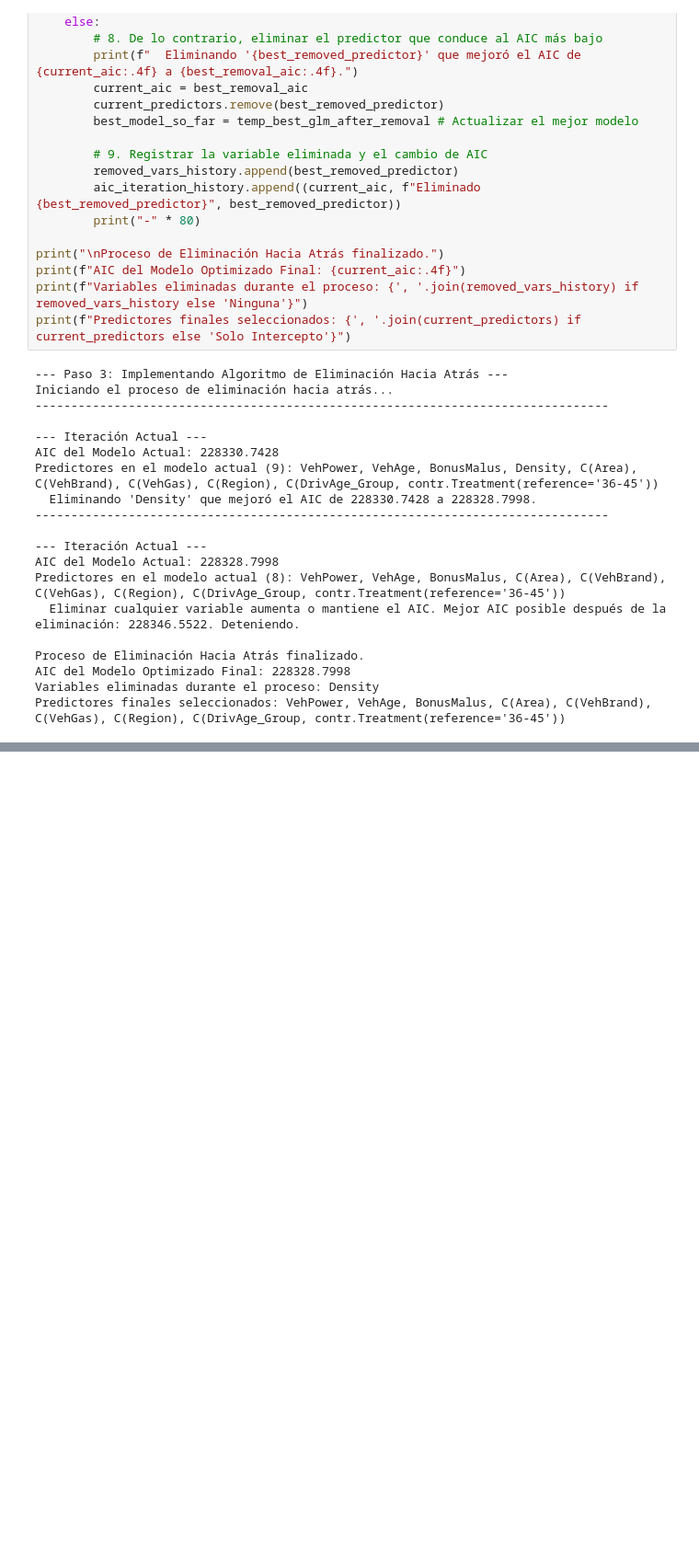
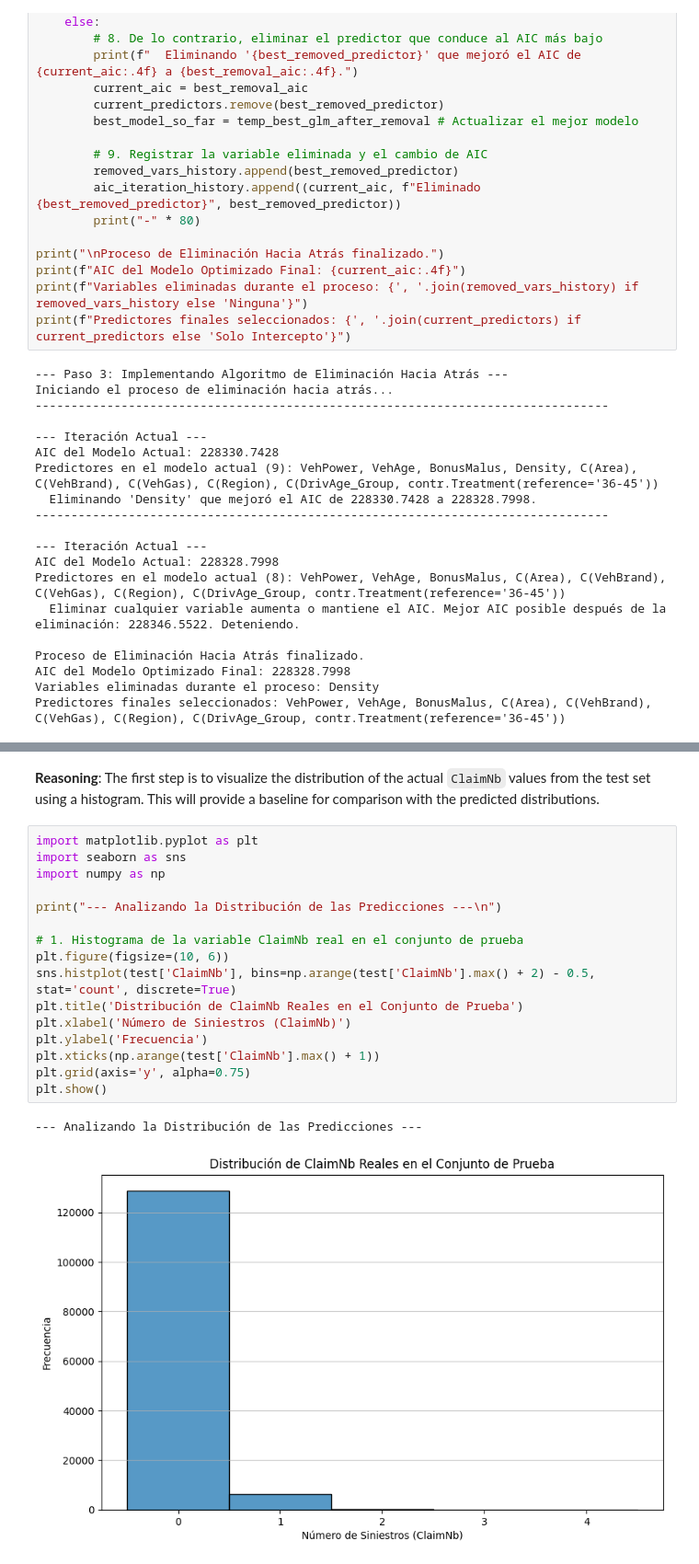
Before and after one commit to SebaChamorro/gbm_learning, a Jupyter notebook: 02 Analisis Dataset freMTPL2freq.ipynb, the cells around one changed output, grey strips where cells are left out. Shown at 92% size. Saved outputs shown, nothing was run; the diff lists cells and outputs as text; blank space fills up the shorter version.

```diff
--- a/02 Analisis Dataset freMTPL2freq.ipynb
+++ b/02 Analisis Dataset freMTPL2freq.ipynb
@@ -490,0 +1359,22 @@ Predictores finales seleccionados: VehPower, VehAge, BonusMalus, C(Area), C(VehB
+# %% [markdown]
+**Reasoning**:
+The first step is to visualize the distribution of the actual `ClaimNb` values from the test set using a histogram. This will provide a baseline for comparison with the predicted distributions.
+# %%
+import matplotlib.pyplot as plt
+import seaborn as sns
+import numpy as np
+
+print("--- Analizando la Distribución de las Predicciones ---\n")
+
+# 1. Histograma de la variable ClaimNb real en el conjunto de prueba
+plt.figure(figsize=(10, 6))
+sns.histplot(test['ClaimNb'], bins=np.arange(test['ClaimNb'].max() + 2) - 0.5, stat='count', discrete=True)
+plt.title('Distribución de ClaimNb Reales en el Conjunto de Prueba')
+plt.xlabel('Número de Siniestros (ClaimNb)')
+plt.ylabel('Frecuencia')
+plt.xticks(np.arange(test['ClaimNb'].max() + 1))
+plt.grid(axis='y', alpha=0.75)
+plt.show()
+# %% [output]
+--- Analizando la Distribución de las Predicciones ---
+[figure, added]
```
Also changed, not shown: parts of 54 cells of this notebook.
